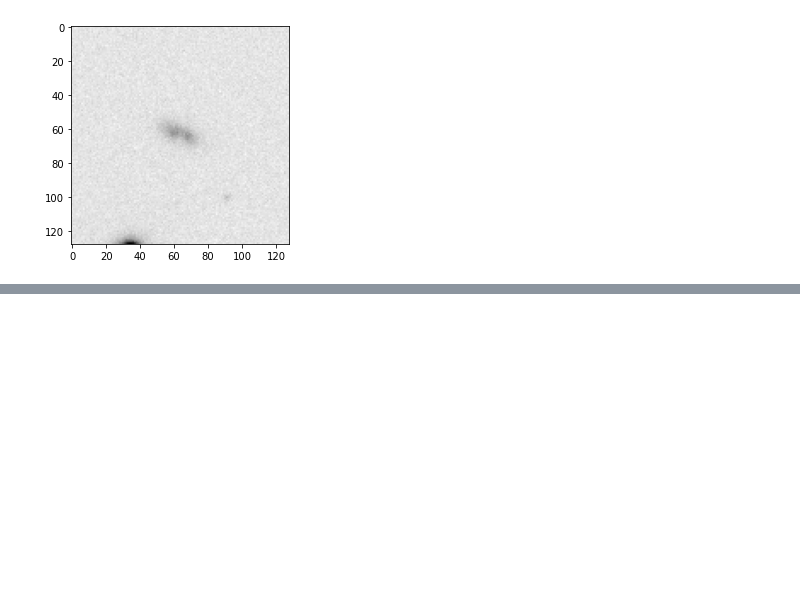
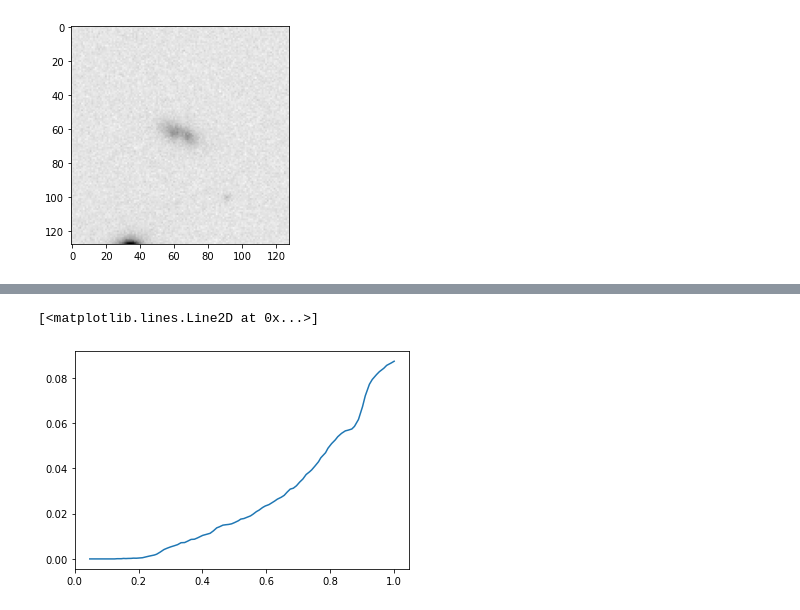
Before and after one commit to EiffL/sfh-inference-hackathon, a Jupyter notebook: notebooks/data_access_demo.ipynb, the cells around one changed output, grey strips where cells are left out. Drawn from its saved outputs; the diff is of its cells as text; code cells hidden in the pictures; blank space fills up the shorter version.

Commit message:
adding sfhsed example

```diff
--- a/notebooks/data_access_demo.ipynb
+++ b/notebooks/data_access_demo.ipynb
@@ -91,0 +94,7 @@ imshow(example['image'][:,:,3],cmap='gray_r')
+# %%
+from sfh.datasets.sfhsed import sfhsed
+
+dset = tfds.load('sfhsed', split='train', data_dir=data_dir)
+# %%
+for example in dset.take(1):
+    print(example.keys())
@@ -91,0 +104,5 @@ imshow(example['image'][:,:,3],cmap='gray_r')
+# %%
+plot(example['time'], example['mass'])
+# %% [output]
+[<matplotlib.lines.Line2D at 0x...>]
+[figure, added]
```
Also changed, not shown: parts of 5 cells of this notebook.
